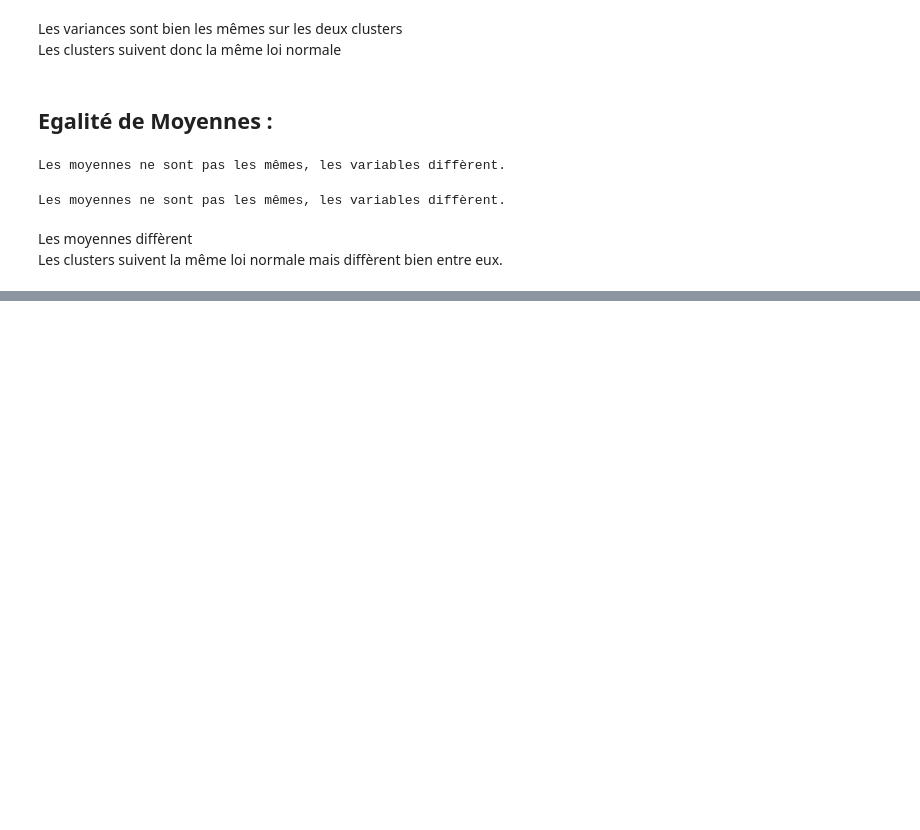
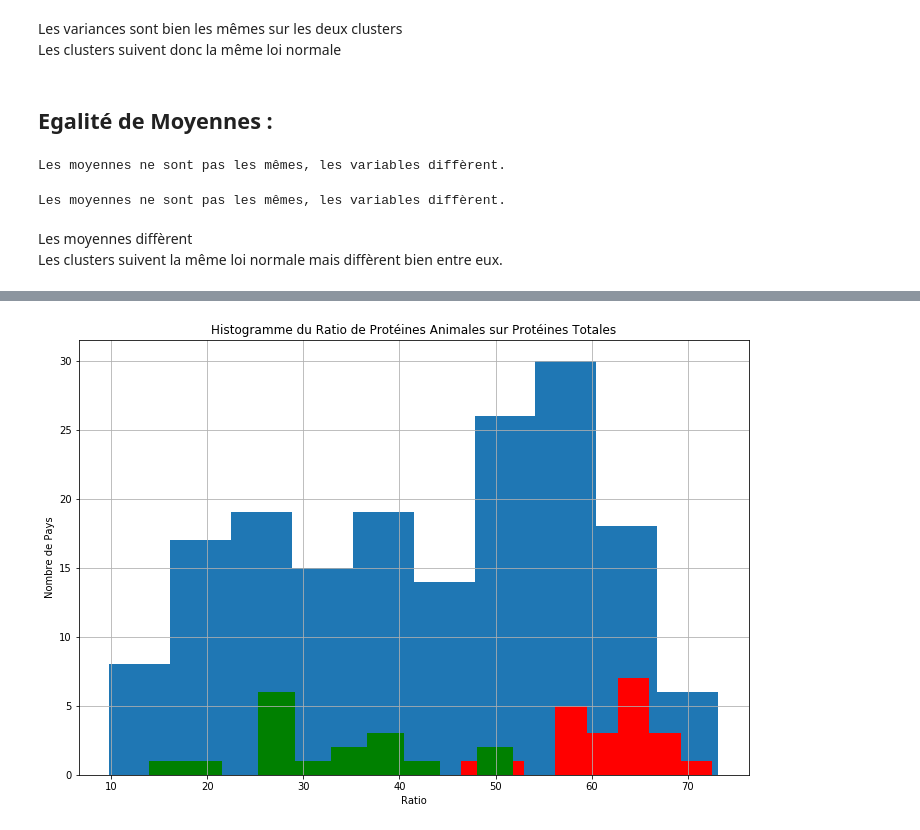
Before and after one commit to Julien-paulet/Projet_5_effectuez_une_etude_de_marche, a Jupyter notebook: Produisez une étude de marché- Main file.ipynb, the cells around one changed output, grey strips where cells are left out. Saved outputs shown, nothing was run; the diff lists cells and outputs as text; code cells hidden in the pictures; blank space fills up the shorter version.

```diff
--- a/Produisez une étude de marché- Main file.ipynb
+++ b/Produisez une étude de marché- Main file.ipynb
@@ -747,0 +775,11 @@ Les clusters suivent la même loi normale mais diffèrent bien entre eux.
+# %%
+echantillon["Ratio_prot (kg/personne)"].hist(figsize=(12,8))
+echantillon[echantillon.Clusters == 7]["Ratio_prot (kg/personne)"].hist(color = 'r', figsize=(12,8))
+echantillon[echantillon.Clusters == 5]["Ratio_prot (kg/personne)"].hist(color = 'g', figsize=(12,8))
+plt.title("Histogramme du Ratio de Protéines Animales sur Protéines Totales")
+plt.xlabel("Ratio")
+plt.ylabel("Nombre de Pays")
+plt.savefig("Graphiques/Ratio_prot_hist_plus_c7_plus_c5.png")
+plt.show()
+# %% [output]
+[figure, added]
```
Also changed, not shown: parts of 4 cells of this notebook, 1 other file.
